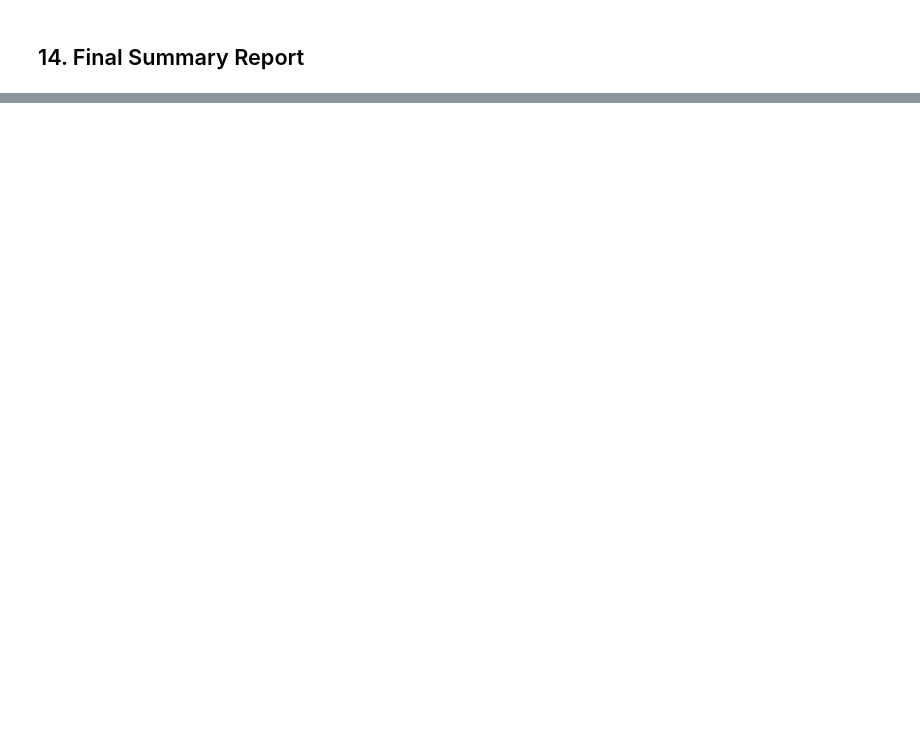
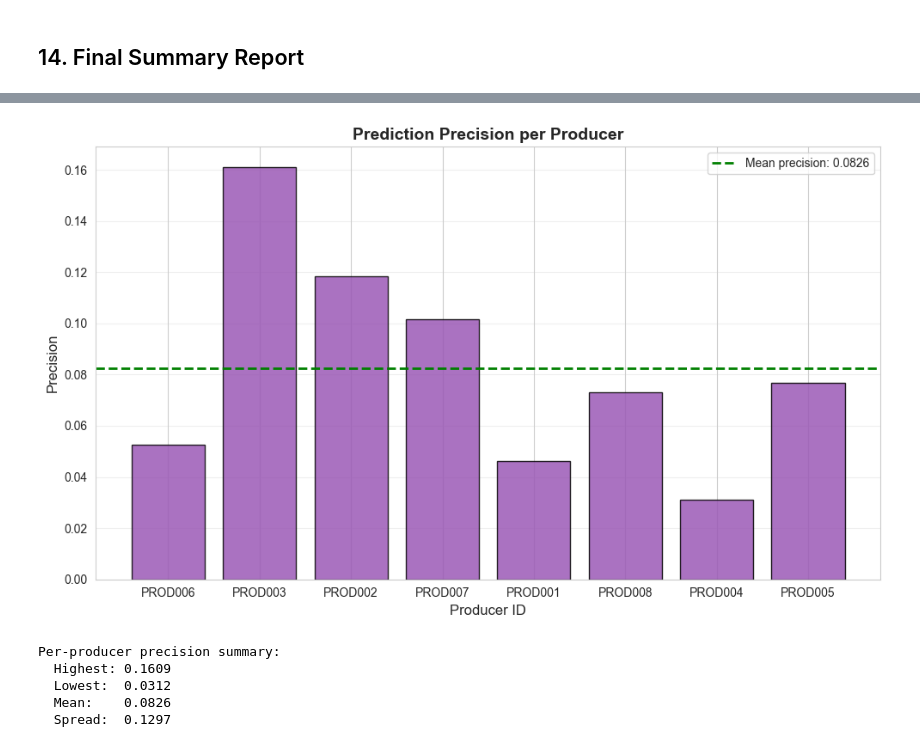
Before and after one commit to Mohamed-Elkiky/UFCFUR-15-3---Advanced-artificial-intelligence, a Jupyter notebook: task1_purchase_prediction/notebooks/03_evaluation.ipynb, the cells around one changed output, grey strips where cells are left out. Cells and saved outputs as stored; diff of their text form; code cells hidden in the pictures; blank space fills up the shorter version.

```diff
--- a/task1_purchase_prediction/notebooks/03_evaluation.ipynb
+++ b/task1_purchase_prediction/notebooks/03_evaluation.ipynb
@@ -555,0 +662,44 @@ Overall Performance:
+# %%
+fig, ax = plt.subplots(figsize=(10, 6))
+
+ax.bar(
+    per_producer["producer_id"],
+    per_producer["precision"],
+    color="#9b59b6",
+    edgecolor="black",
+    alpha=0.85,
+)
+
+mean_precision = per_producer["precision"].mean()
+ax.axhline(
+    mean_precision,
+    color="green",
+    linestyle="--",
+    linewidth=2,
+    label=f"Mean precision: {mean_precision:.4f}",
+)
+
+ax.set_xlabel("Producer ID", fontsize=12)
+ax.set_ylabel("Precision", fontsize=12)
+ax.set_title(
+    "Prediction Precision per Producer",
+    fontsize=14,
+    fontweight="bold",
+)
+ax.legend(loc="upper right")
+ax.grid(alpha=0.3, axis="y")
+plt.tight_layout()
+plt.show()
+
+print("\nPer-producer precision summary:")
+print(f"  Highest: {per_producer['precision'].max():.4f}")
+print(f"  Lowest:  {per_producer['precision'].min():.4f}")
+print(f"  Mean:    {mean_precision:.4f}")
+print(f"  Spread:  {per_producer['precision'].max() - per_producer['precision'].min():.4f}")
+# %% [output]
+[figure, added]
+Per-producer precision summary:
+  Highest: 0.1609
+  Lowest:  0.0312
+  Mean:    0.0826
+  Spread:  0.1297
```
Also changed, not shown: parts of 17 cells of this notebook, 3 other files.
